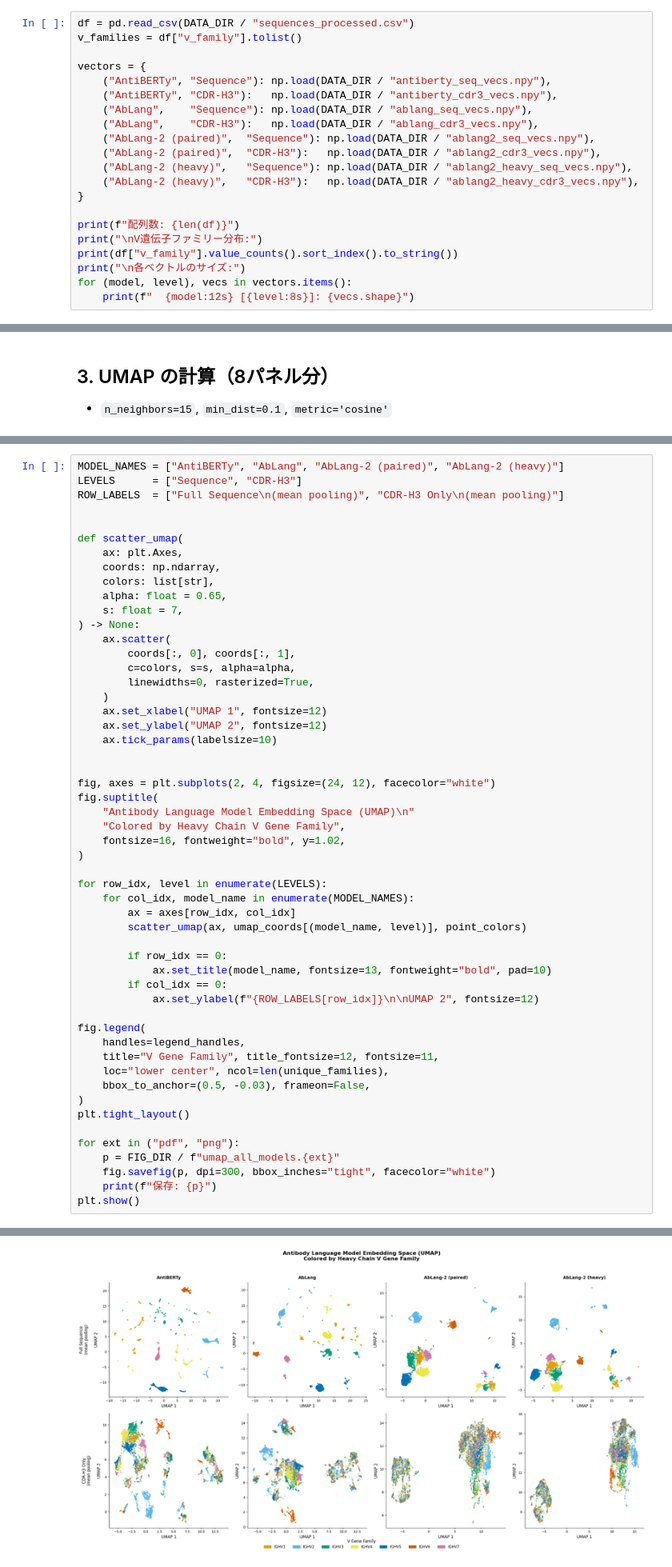
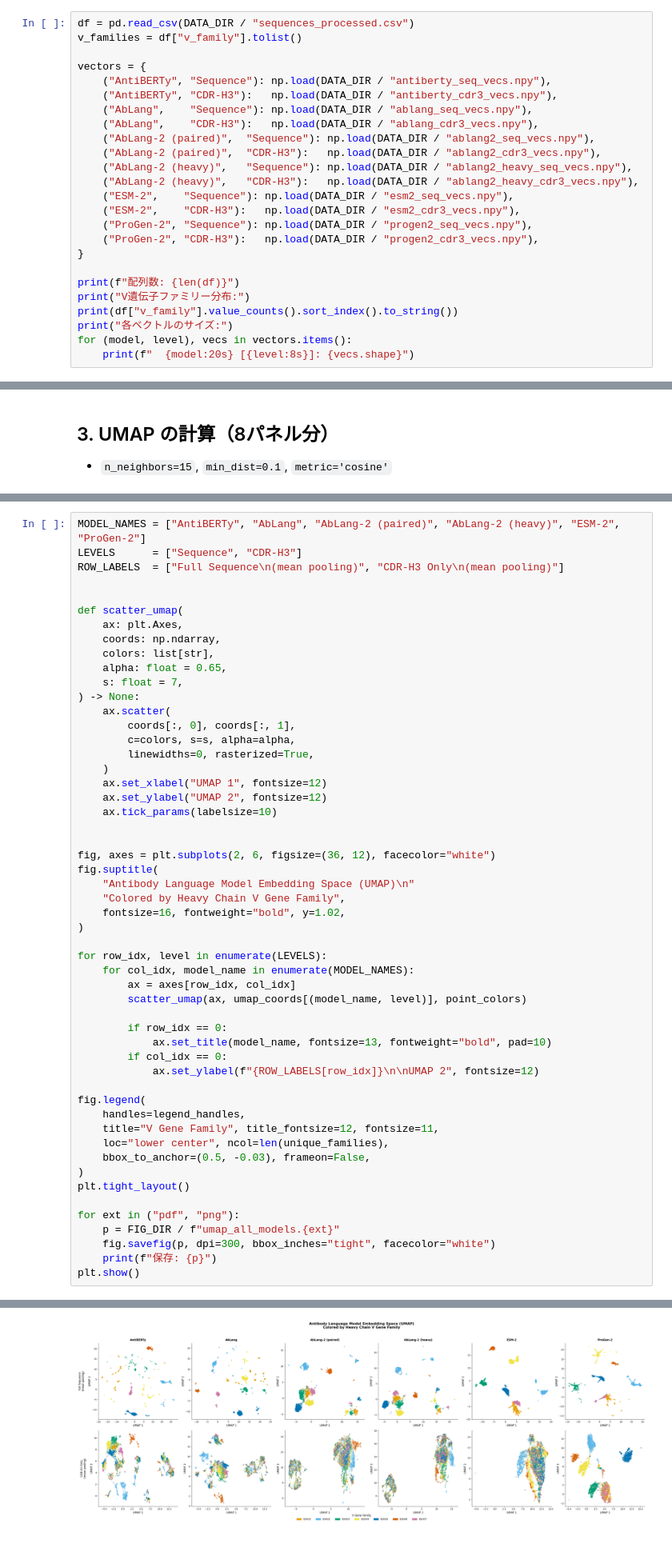
Before and after one commit to genki-gif/AbLM, a Jupyter notebook: notebook.ipynb, the cells around one changed output, grey strips where cells are left out. Shown at 80% size. Saved outputs shown, nothing was run; the diff lists cells and outputs as text; blank space fills up the shorter version.

````diff
--- a/notebook.ipynb
+++ b/notebook.ipynb
@@ -95,13 +95,17 @@ vectors = {
     ("AbLang-2 (paired)",  "CDR-H3"):   np.load(DATA_DIR / "ablang2_cdr3_vecs.npy"),
     ("AbLang-2 (heavy)",   "Sequence"): np.load(DATA_DIR / "ablang2_heavy_seq_vecs.npy"),
     ("AbLang-2 (heavy)",   "CDR-H3"):   np.load(DATA_DIR / "ablang2_heavy_cdr3_vecs.npy"),
+    ("ESM-2",    "Sequence"): np.load(DATA_DIR / "esm2_seq_vecs.npy"),
+    ("ESM-2",    "CDR-H3"):   np.load(DATA_DIR / "esm2_cdr3_vecs.npy"),
+    ("ProGen-2", "Sequence"): np.load(DATA_DIR / "progen2_seq_vecs.npy"),
+    ("ProGen-2", "CDR-H3"):   np.load(DATA_DIR / "progen2_cdr3_vecs.npy"),
 }
 
 print(f"配列数: {len(df)}")
-print("\nV遺伝子ファミリー分布:")
+print("V遺伝子ファミリー分布:")
 print(df["v_family"].value_counts().sort_index().to_string())
-print("\n各ベクトルのサイズ:")
+print("各ベクトルのサイズ:")
 for (model, level), vecs in vectors.items():
-    print(f"  {model:12s} [{level:8s}]: {vecs.shape}")
+    print(f"  {model:20s} [{level:8s}]: {vecs.shape}")
 # %% [output]
 配列数: 8626
@@ -210,7 +218,7 @@ Full Seq.   [UMAP]       [UMAP]    [UMAP]            [UMAP]
 CDR-H3      [UMAP]       [UMAP]    [UMAP]            [UMAP]
 ```
 # %%
-MODEL_NAMES = ["AntiBERTy", "AbLang", "AbLang-2 (paired)", "AbLang-2 (heavy)"]
+MODEL_NAMES = ["AntiBERTy", "AbLang", "AbLang-2 (paired)", "AbLang-2 (heavy)", "ESM-2", "ProGen-2"]
 LEVELS      = ["Sequence", "CDR-H3"]
 ROW_LABELS  = ["Full Sequence\n(mean pooling)", "CDR-H3 Only\n(mean pooling)"]
 
@@ -232,40 +240,40 @@ def scatter_umap(
     ax.tick_params(labelsize=10)
 
 
-fig, axes = plt.subplots(2, 4, figsize=(24, 12), facecolor="white")
+fig, axes = plt.subplots(2, 6, figsize=(36, 12), facecolor="white")
 fig.suptitle(
     "Antibody Language Model Embedding Space (UMAP)\n"
     "Colored by Heavy Chain V Gene Family",
     fontsize=16, fontweight="bold", y=1.02,
 )
 
 for row_idx, level in enumerate(LEVELS):
     for col_idx, model_name in enumerate(MODEL_NAMES):
         ax = axes[row_idx, col_idx]
         scatter_umap(ax, umap_coords[(model_name, level)], point_colors)
 
         if row_idx == 0:
             ax.set_title(model_name, fontsize=13, fontweight="bold", pad=10)
         if col_idx == 0:
             ax.set_ylabel(f"{ROW_LABELS[row_idx]}\n\nUMAP 2", fontsize=12)
 
 fig.legend(
     handles=legend_handles,
     title="V Gene Family", title_fontsize=12, fontsize=11,
     loc="lower center", ncol=len(unique_families),
     bbox_to_anchor=(0.5, -0.03), frameon=False,
 )
 plt.tight_layout()
 
 for ext in ("pdf", "png"):
     p = FIG_DIR / f"umap_all_models.{ext}"
     fig.savefig(p, dpi=300, bbox_inches="tight", facecolor="white")
     print(f"保存: {p}")
 plt.show()
 # %% [output]
 保存: figures/umap_all_models.pdf
 保存: figures/umap_all_models.png
-[figure, old version]
+[figure, new version]
 # %% [markdown]
 ## 5. 個別図の保存
 # %%
````
Also changed, not shown: parts of 8 cells of this notebook.
